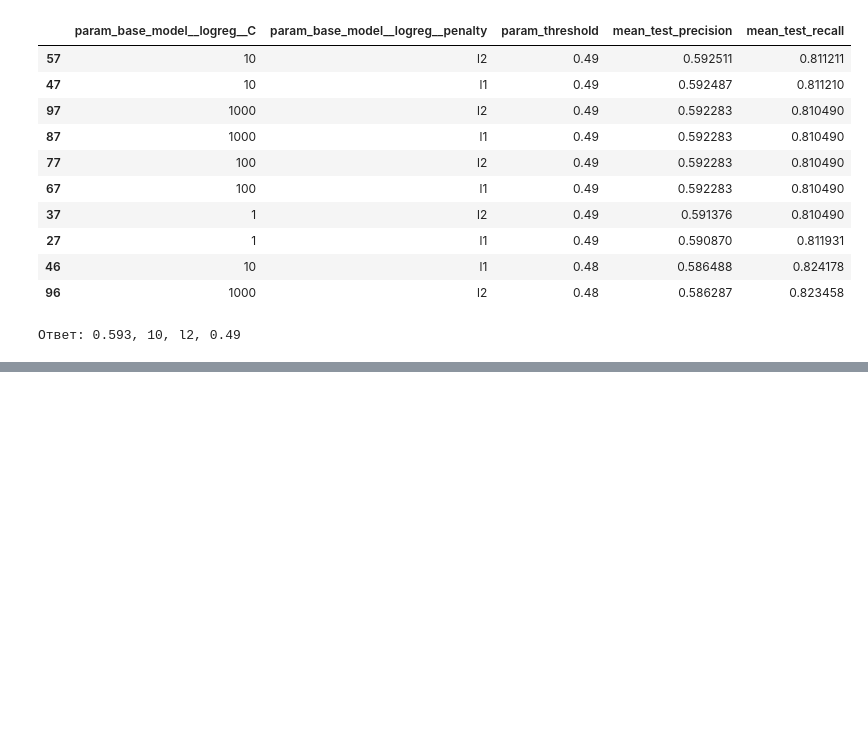
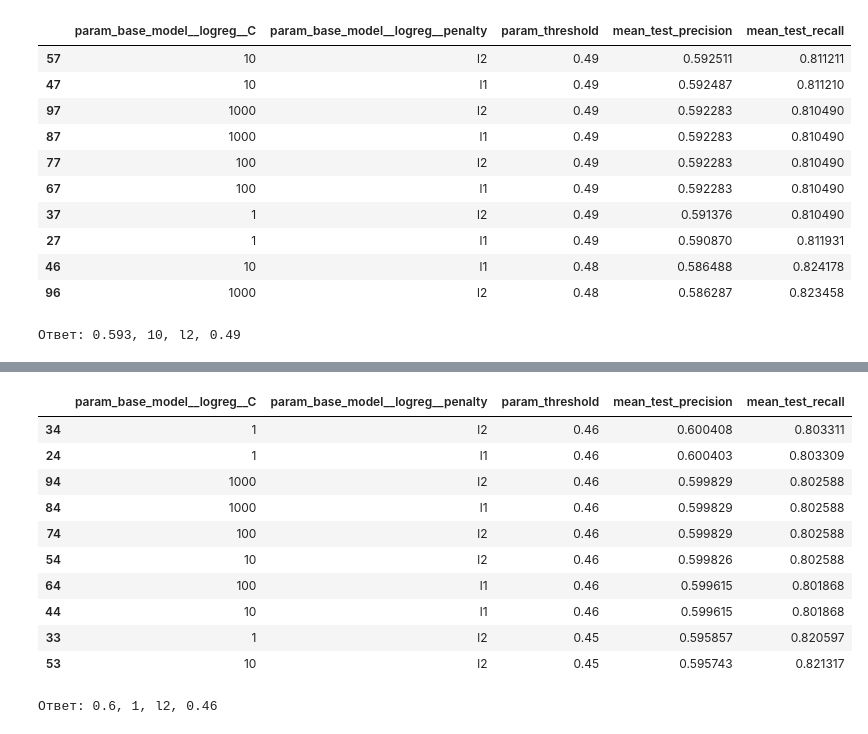
Before and after one commit to akotomin/AB_tests, a Jupyter notebook: notebooks/ML/ML_hw3.ipynb, the cells around one changed output, grey strips where cells are left out. Cells and saved outputs as stored; diff of their text form; code cells hidden in the pictures; blank space fills up the shorter version.

```diff
--- a/notebooks/ML/ML_hw3.ipynb
+++ b/notebooks/ML/ML_hw3.ipynb
@@ -1048,0 +1155,19 @@ warnings.resetwarnings()
+# %%
+X = df4.drop(['passport_id', 'churn'], axis=1)
+
+X_train, X_test, y_train, y_test = train_test_split(
+    X, y,
+    test_size=0.2,
+    random_state=42,
+    stratify=y
+)
+# %%
+%%time
+
+search_logreg = GridSearchCV(
+    logreg_with_threshold, logreg_grid_rough,
+    cv=splitter, scoring=scoring, refit=refit
+)
+
+search_logreg.fit(X_train, y_train)
+set_best_score(search_logreg)
@@ -1048,0 +1177,23 @@ warnings.resetwarnings()
+# %%
+cv_results_dataframe(search_logreg)
+# %% [output]
+|  | param_base_model__logreg__C | param_base_model__logreg__penalty | param_threshold | mean_test_precision | mean_test_recall |
+| 34 | 1 | l2 | 0.46 | 0.600408 | 0.803311 |
+| 24 | 1 | l1 | 0.46 | 0.600403 | 0.803309 |
+| 94 | 1000 | l2 | 0.46 | 0.599829 | 0.802588 |
+| 84 | 1000 | l1 | 0.46 | 0.599829 | 0.802588 |
+| 74 | 100 | l2 | 0.46 | 0.599829 | 0.802588 |
+| 54 | 10 | l2 | 0.46 | 0.599826 | 0.802588 |
+| 64 | 100 | l1 | 0.46 | 0.599615 | 0.801868 |
+| 44 | 10 | l1 | 0.46 | 0.599615 | 0.801868 |
+| 33 | 1 | l2 | 0.45 | 0.595857 | 0.820597 |
+| 53 | 10 | l2 | 0.45 | 0.595743 | 0.821317 |
+# %%
+precision = round(cv_results_dataframe(search_logreg).mean_test_precision.head(1).values[0], 3)
+C = cv_results_dataframe(search_logreg).param_base_model__logreg__C.head(1).values[0]
+penalty = cv_results_dataframe(search_logreg).param_base_model__logreg__penalty.head(1).values[0]
+threshold = cv_results_dataframe(search_logreg).param_threshold.head(1).values[0]
+
+print(f"Ответ: {precision}, {C}, {penalty}, {threshold}")
+# %% [output]
+Ответ: 0.6, 1, l2, 0.46
```
Also changed, not shown: parts of 42 cells of this notebook.
